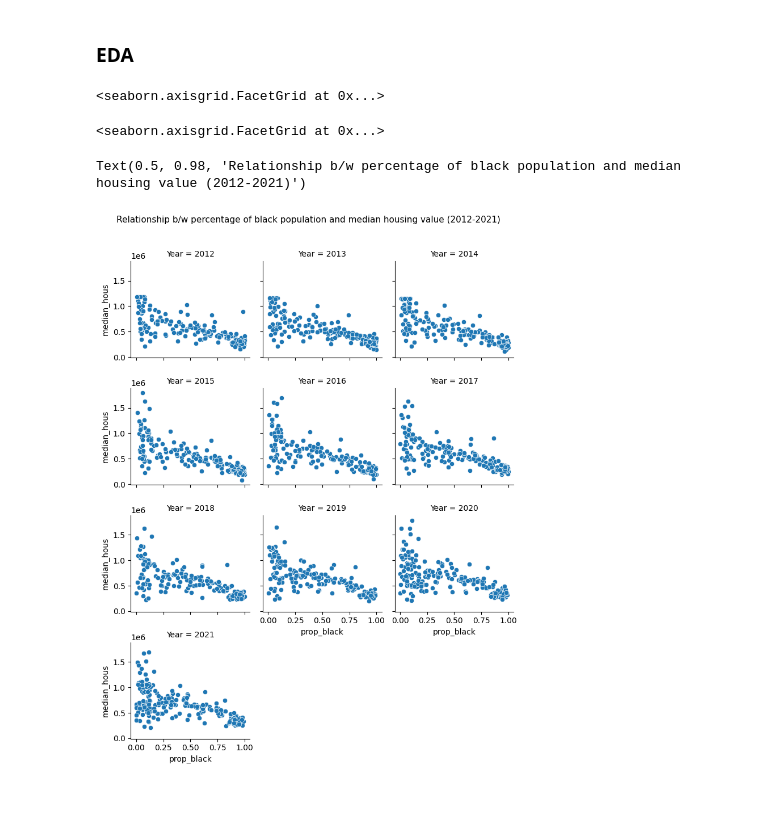
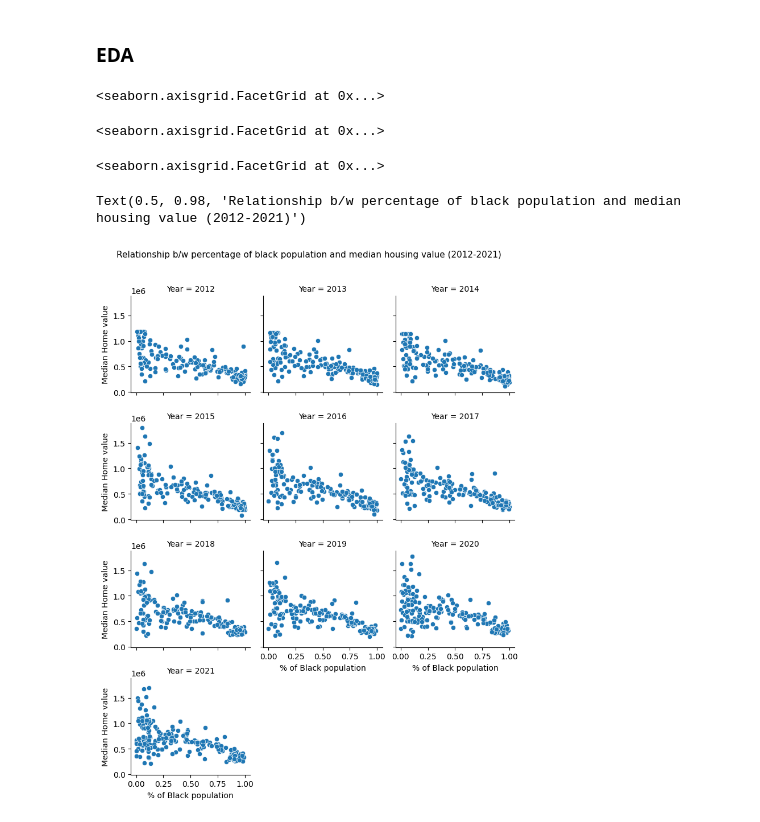
Before and after one commit to AyushLahiri/Predicting-Gentrification-in-DC, a Jupyter notebook: Data_preparation.ipynb, the cells around one changed output. Saved outputs shown, nothing was run; the diff lists cells and outputs as text; code cells hidden in the pictures.

```diff
--- a/Data_preparation.ipynb
+++ b/Data_preparation.ipynb
@@ -288,14 +285,16 @@ acs_9yr_imputed.to_hdf('acs_pre_clustering.h5', key='acs', mode='w')
 # %%
 g = sns.FacetGrid(acs_9yr_imputed, col="Year", height=2.5, col_wrap=3)
 g.map_dataframe(sns.scatterplot, x="prop_black", y="median_hous")
 g.add_legend()
 g.fig.subplots_adjust(top=0.9)
+g.set(xlabel='% of Black population', ylabel='Median Home value')
 g.fig.suptitle('Relationship b/w percentage of black population and median housing value (2012-2021)',fontsize=11)
 # %% [output]
 <seaborn.axisgrid.FacetGrid at 0x...>
 <seaborn.axisgrid.FacetGrid at 0x...>
-Text(0.5, 0.98, 'Relationship b/w percentage of black population and median housing value (2012-2021)')
+<seaborn.axisgrid.FacetGrid at 0x...>
+Text(0.5, 0.98, 'Relationship b/w percentage of black population and median housing value (2012-2021)')
-[figure, old version]
+[figure, new version]
 # %%
 g = sns.FacetGrid(acs_9yr_imputed, col="Year", height=2.5, col_wrap=3)
 g.map_dataframe(sns.scatterplot, x="median_rent", y="median_hous")
```
Also changed, not shown: parts of 4 cells of this notebook, 2 other files.
